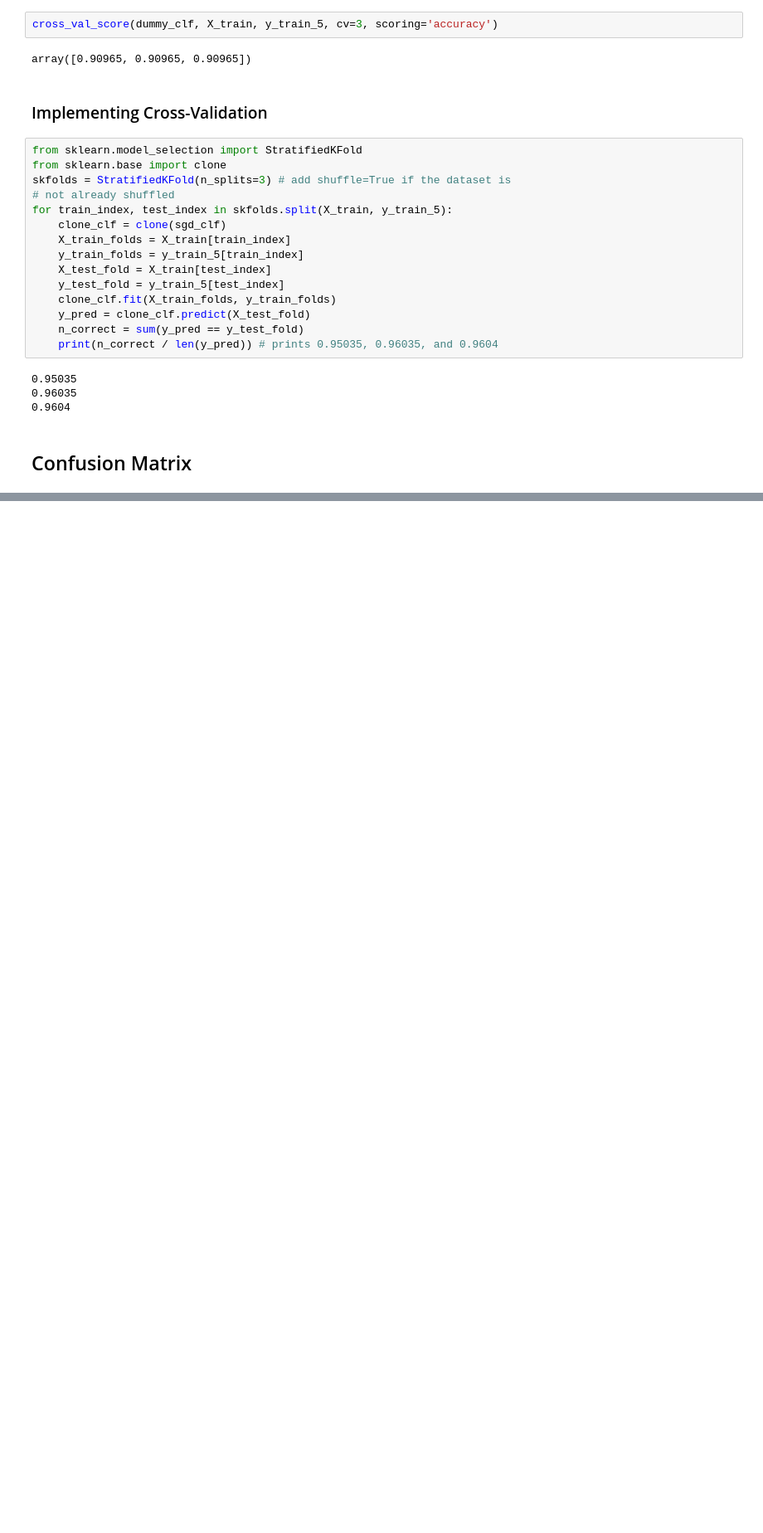
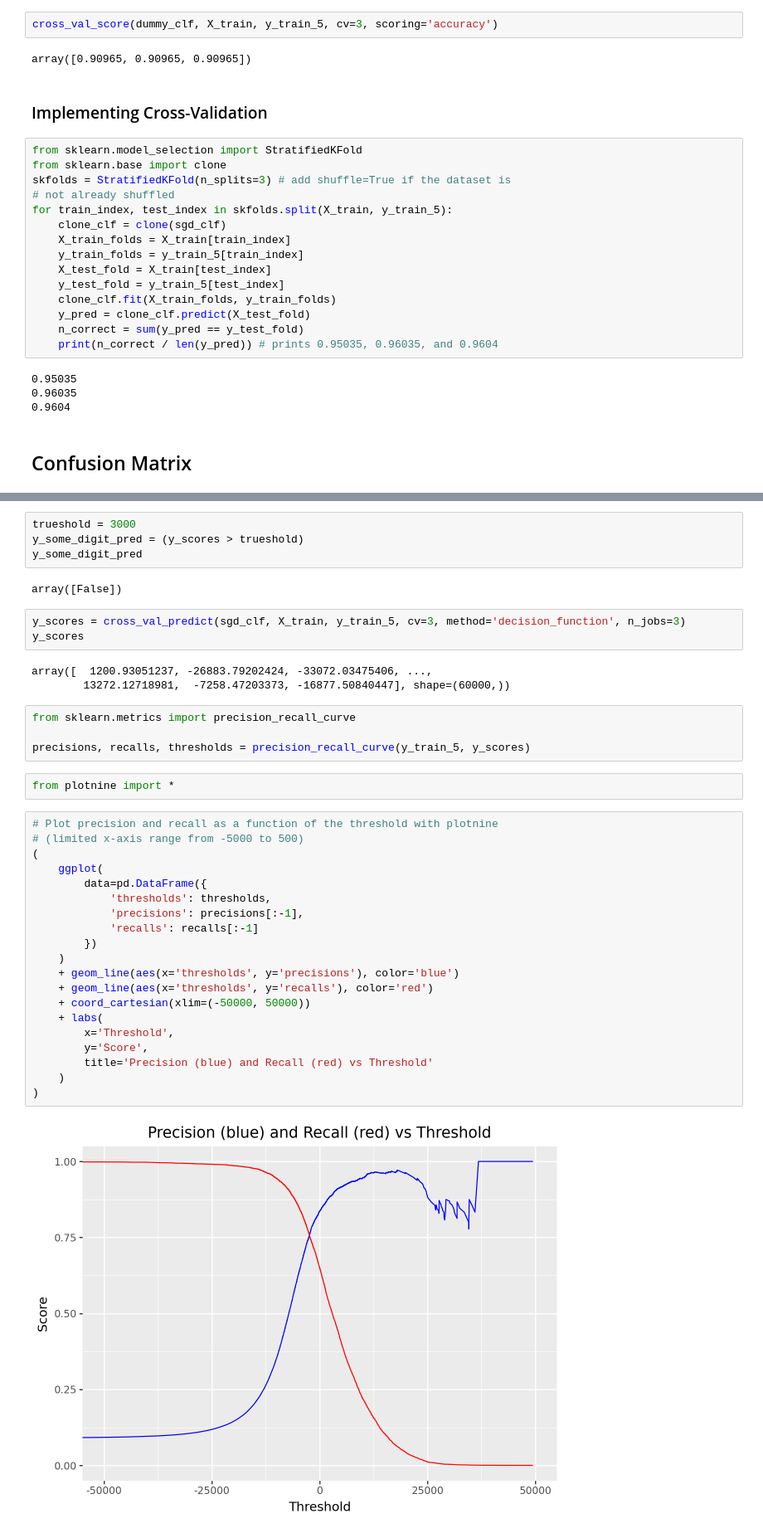
Before and after one commit to Sechi42/homl-study, a Jupyter notebook: 03_classification/03_classification.ipynb, the cells around one changed output, grey strips where cells are left out. Shown at 83% size. Cells and saved outputs as stored; diff of their text form; blank space fills up the shorter version.

```diff
--- a/03_classification/03_classification.ipynb
+++ b/03_classification/03_classification.ipynb
@@ -137,0 +227,40 @@ for train_index, test_index in skfolds.split(X_train, y_train_5):
+# %%
+trueshold = 3000
+y_some_digit_pred = (y_scores > trueshold)
+y_some_digit_pred
+# %% [output]
+array([False])
+# %%
+y_scores = cross_val_predict(sgd_clf, X_train, y_train_5, cv=3, method='decision_function', n_jobs=3)
+y_scores
+# %% [output]
+array([  1200.93051237, -26883.79202424, -33072.03475406, ...,
+        13272.12718981,  -7258.47203373, -16877.50840447], shape=(60000,))
+# %%
+from sklearn.metrics import precision_recall_curve
+
+precisions, recalls, thresholds = precision_recall_curve(y_train_5, y_scores)
+# %%
+from plotnine import *
+# %%
+# Plot precision and recall as a function of the threshold with plotnine
+# (limited x-axis range from -5000 to 500)
+(
+    ggplot(
+        data=pd.DataFrame({
+            'thresholds': thresholds,
+            'precisions': precisions[:-1],
+            'recalls': recalls[:-1]
+        })
+    )
+    + geom_line(aes(x='thresholds', y='precisions'), color='blue')
+    + geom_line(aes(x='thresholds', y='recalls'), color='red')
+    + coord_cartesian(xlim=(-50000, 50000))
+    + labs(
+        x='Threshold',
+        y='Score',
+        title='Precision (blue) and Recall (red) vs Threshold'
+    )
+)
+# %% [output]
+[figure, added]
```
Also changed, not shown: parts of 14 cells of this notebook.
